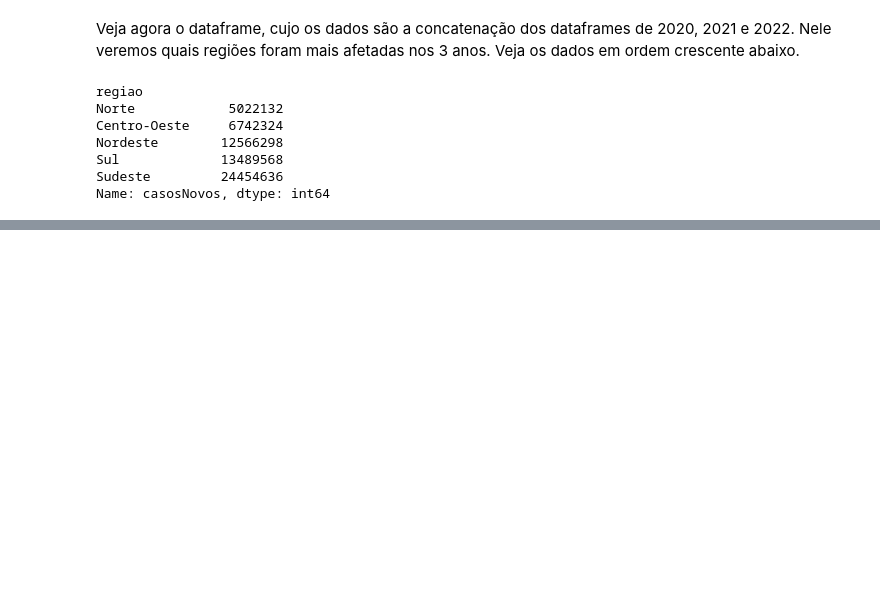
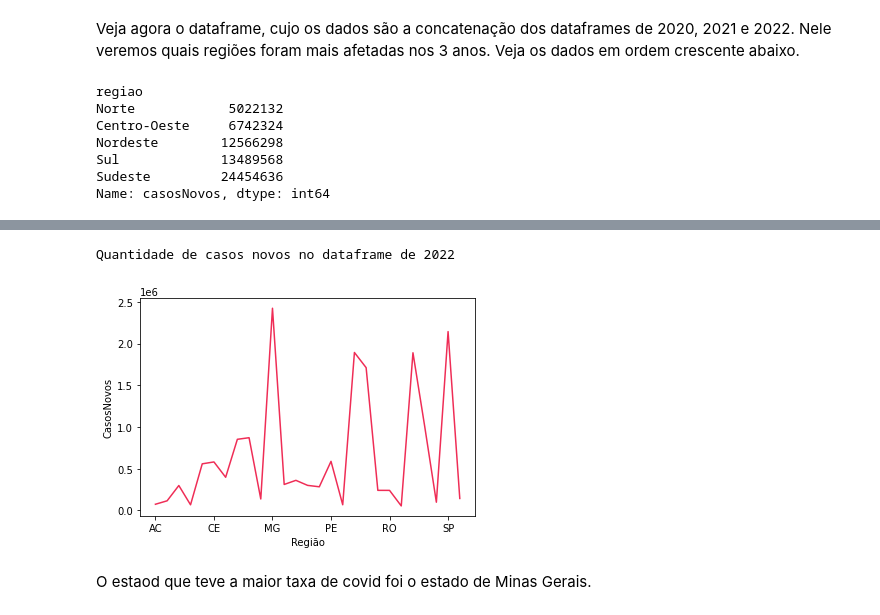
Before and after one commit to GabriellMiranda/TP-Dados-Analise-de-dados-de-covid, a Jupyter notebook: Trabalho_de_Dados.ipynb, the cells around one changed output, grey strips where cells are left out. Drawn from its saved outputs; the diff is of its cells as text; code cells hidden in the pictures; blank space fills up the shorter version.

Commit message:
estado que teve maior taxa de covid em 2022

```diff
--- a/Trabalho_de_Dados.ipynb
+++ b/Trabalho_de_Dados.ipynb
@@ -653,0 +693,12 @@ Name: casosNovos, dtype: int64
+# %%
+estadosAgrupados = RegioesBrasil2022.groupby('estado')
+estadosAgrupados.sum()['casosNovos'].plot(c='#EF2D56')
+plt.ylabel('CasosNovos')
+plt.xlabel('Região')
+print("Quantidade de casos novos no dataframe de 2022")
+plt.show()
+# %% [output]
+Quantidade de casos novos no dataframe de 2022
+[figure, added]
+# %% [markdown]
+O estaod que teve a maior taxa de covid foi o estado de Minas Gerais.
```
Also changed, not shown: parts of 5 cells of this notebook.
